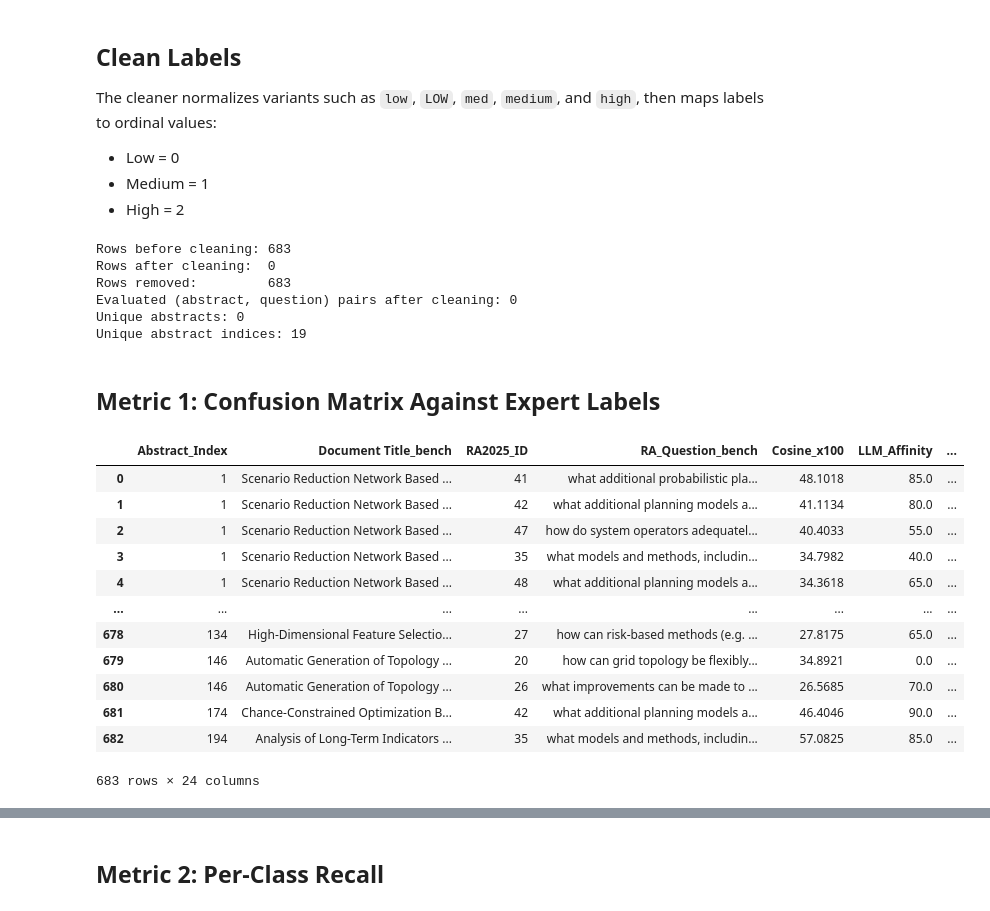
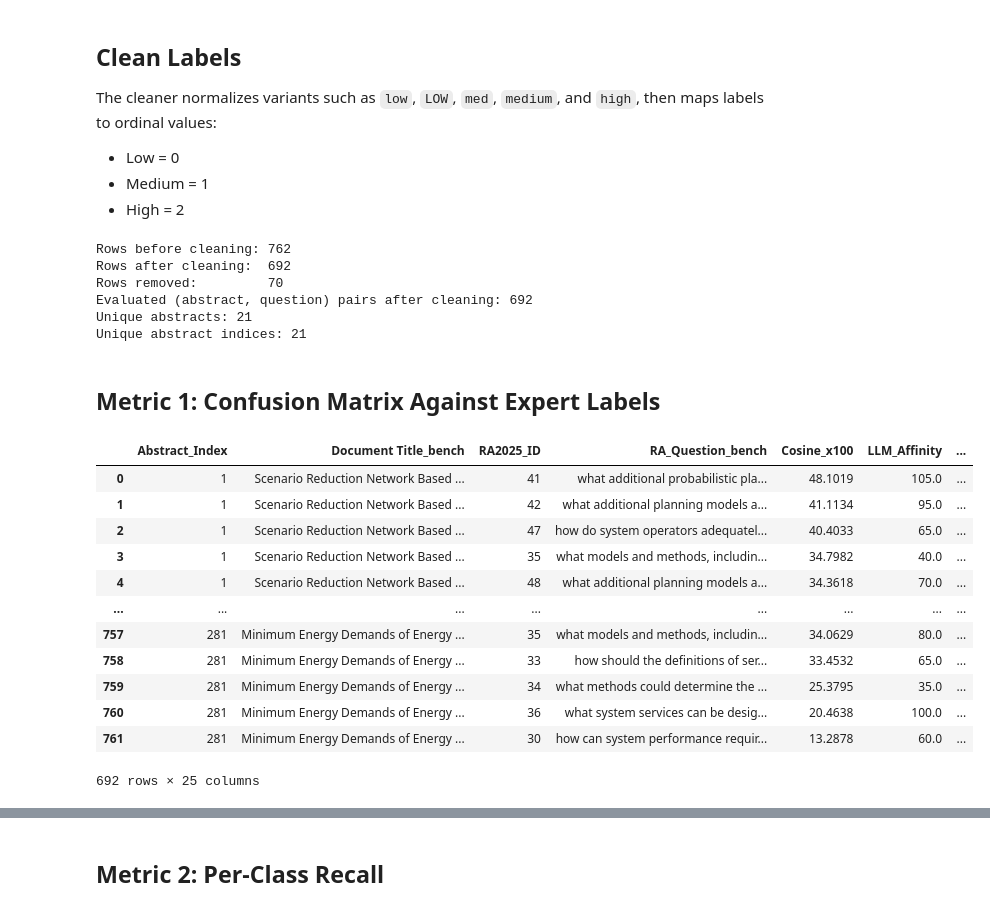
Before and after one commit to pigalleg/article-classifier, a Jupyter notebook: notebooks/10_affinity_diagnostics_metrics.ipynb, the cells around one changed output, grey strips where cells are left out. Drawn from its saved outputs; the diff is of its cells as text; code cells hidden in the pictures.

```diff
--- a/notebooks/10_affinity_diagnostics_metrics.ipynb
+++ b/notebooks/10_affinity_diagnostics_metrics.ipynb
@@ -64,9 +65,12 @@ repo_root = Path.cwd().resolve().parent if Path.cwd().name == "notebooks" else P
 bench_root = repo_root / "data" / "results" / "affinity_benchmark"
 calib_root = repo_root / "data" / "results" / "affinity_calibration"
 
-benchmark_run_dir_names = ["20260422_212121_1", "20260422_212121_4", "20260422_212121_3"]
+# benchmark_run_dir_names = ["20260422_212121_1", "20260422_212121_4", "20260422_212121_3"]
+benchmark_run_dir_names = ["20260625_140659"]
+
 # calibration_run_dir_names = ["20260601_dummy_100_abstracts_v3"]
-calibration_run_dir_names = ["20260618_Mark_batch1_v2"]
+# calibration_run_dir_names = ["20260618_Mark_batch1_v2"]
+calibration_run_dir_names = ["20260618_Mark_batch1_v3"]
 benchmark_input_filename = "adjudicated_ra_model_rows.csv"
 # calibration_input_filename = "calibration_dummy_abstract_question_affinities.csv"
 calibration_input_filename = "calibration_abstract_question_affinities.csv"
@@ -216,29 +187,17 @@ The cleaner normalizes variants such as `low`, `LOW`, `med`, `medium`, and `high
 - Medium = 1
 - High = 2
 # %%
-# Assume labels are already canonical: 'Low', 'Moderate', 'High'.
-# We only coerce simple numeric encodings (0/1/2) and case-insensitive canonical names.
+# Assume labels are canonical: 'Low', 'Moderate', 'High'.
 eval_df = df_raw.copy()
 rows_before = len(eval_df)
 
-def _to_canonical_label(v):
-    if pd.isna(v):
-        return np.nan
-    if isinstance(v, (int, np.integer)):
-        return NUM_TO_LABEL.get(int(v), np.nan)
-    s = str(v).strip()
-    s_low = s.lower()
-    if s_low in {'low', 'moderate', 'high'}:
-        return s_low.capitalize()
-    return np.nan
+expert_labels = eval_df[expert_col].map(normalize_label)
+pred_labels = eval_df[prediction_col].map(normalize_label)
+valid_mask = expert_labels.notna() & pred_labels.notna()
 
-
-eval_df['expert_label_clean'] = eval_df[expert_col_inferred].apply(_to_canonical_label)
-eval_df['pred_label_clean'] = eval_df[prediction_col_inferred].apply(_to_canonical_label)
-
-eval_df = eval_df.dropna(subset=['expert_label_clean', 'pred_label_clean']).copy()
-eval_df['expert_num'] = eval_df['expert_label_clean'].map(LABEL_TO_NUM).astype(int)
-eval_df['pred_num'] = eval_df['pred_label_clean'].map(LABEL_TO_NUM).astype(int)
+eval_df = eval_df.loc[valid_mask].copy()
+eval_df['expert_num'] = expert_labels.loc[valid_mask].map(LABEL_TO_NUM).astype(int).to_numpy()
+eval_df['pred_num'] = pred_labels.loc[valid_mask].map(LABEL_TO_NUM).astype(int).to_numpy()
 
 rows_after = len(eval_df)
 rows_removed = rows_before - rows_after
@@ -248,36 +207,36 @@ print(f'Rows after cleaning:  {rows_after:,}')
 print(f'Rows removed:         {rows_removed:,}')
 
 print(f'Evaluated (abstract, question) pairs after cleaning: {rows_after:,}')
-if abstract_id_col_inferred is not None and abstract_id_col_inferred in eval_df.columns:
-    print(f'Unique abstracts: {eval_df[abstract_id_col_inferred].nunique():,}')
+if abstract_id_col in eval_df.columns:
+    print(f'Unique abstracts: {eval_df[abstract_id_col].nunique():,}')
 else:
     print('Unique abstracts: not available (abstract_id_col not found).')
 print(f'Unique abstract indices: {df_raw.Abstract_Index.unique().size:,}')
 # %% [output]
-Rows before cleaning: 683
-Rows after cleaning:  0
-Rows removed:         683
-Evaluated (abstract, question) pairs after cleaning: 0
-Unique abstracts: 0
-Unique abstract indices: 19
+Rows before cleaning: 762
+Rows after cleaning:  692
+Rows removed:         70
+Evaluated (abstract, question) pairs after cleaning: 692
+Unique abstracts: 21
+Unique abstract indices: 21
 # %% [markdown]
 ## Metric 1: Confusion Matrix Against Expert Labels
 # %%
-df_raw
+eval_df
 # %% [output]
 |  | Abstract_Index | Document Title_bench | RA2025_ID | RA_Question_bench | Cosine_x100 | LLM_Affinity | ... |
-| 0 | 1 | Scenario Reduction Network Based ... | 41 | what additional probabilistic pla... | 48.1018 | 85.0 | ... |
-| 1 | 1 | Scenario Reduction Network Based ... | 42 | what additional planning models a... | 41.1134 | 80.0 | ... |
-| 2 | 1 | Scenario Reduction Network Based ... | 47 | how do system operators adequatel... | 40.4033 | 55.0 | ... |
+| 0 | 1 | Scenario Reduction Network Based ... | 41 | what additional probabilistic pla... | 48.1019 | 105.0 | ... |
+| 1 | 1 | Scenario Reduction Network Based ... | 42 | what additional planning models a... | 41.1134 | 95.0 | ... |
+| 2 | 1 | Scenario Reduction Network Based ... | 47 | how do system operators adequatel... | 40.4033 | 65.0 | ... |
 | 3 | 1 | Scenario Reduction Network Based ... | 35 | what models and methods, includin... | 34.7982 | 40.0 | ... |
-| 4 | 1 | Scenario Reduction Network Based ... | 48 | what additional planning models a... | 34.3618 | 65.0 | ... |
+| 4 | 1 | Scenario Reduction Network Based ... | 48 | what additional planning models a... | 34.3618 | 70.0 | ... |
 | ... | ... | ... | ... | ... | ... | ... | ... |
-| 678 | 134 | High-Dimensional Feature Selectio... | 27 | how can risk-based methods (e.g. ... | 27.8175 | 65.0 | ... |
-| 679 | 146 | Automatic Generation of Topology ... | 20 | how can grid topology be flexibly... | 34.8921 | 0.0 | ... |
-| 680 | 146 | Automatic Generation of Topology ... | 26 | what improvements can be made to ... | 26.5685 | 70.0 | ... |
-| 681 | 174 | Chance-Constrained Optimization B... | 42 | what additional planning models a... | 46.4046 | 90.0 | ... |
-| 682 | 194 | Analysis of Long-Term Indicators ... | 35 | what models and methods, includin... | 57.0825 | 85.0 | ... |
+| 757 | 281 | Minimum Energy Demands of Energy ... | 35 | what models and methods, includin... | 34.0629 | 80.0 | ... |
+| 758 | 281 | Minimum Energy Demands of Energy ... | 33 | how should the definitions of ser... | 33.4532 | 65.0 | ... |
+| 759 | 281 | Minimum Energy Demands of Energy ... | 34 | what methods could determine the ... | 25.3795 | 35.0 | ... |
+| 760 | 281 | Minimum Energy Demands of Energy ... | 36 | what system services can be desig... | 20.4638 | 100.0 | ... |
+| 761 | 281 | Minimum Energy Demands of Energy ... | 30 | how can system performance requir... | 13.2878 | 60.0 | ... |
-683 rows × 24 columns
+692 rows × 25 columns
 # %%
 y_true = eval_df['expert_num'].to_numpy()
 y_pred = eval_df['pred_num'].to_numpy()
```
Also changed, not shown: parts of 12 cells of this notebook, 2 other files.
